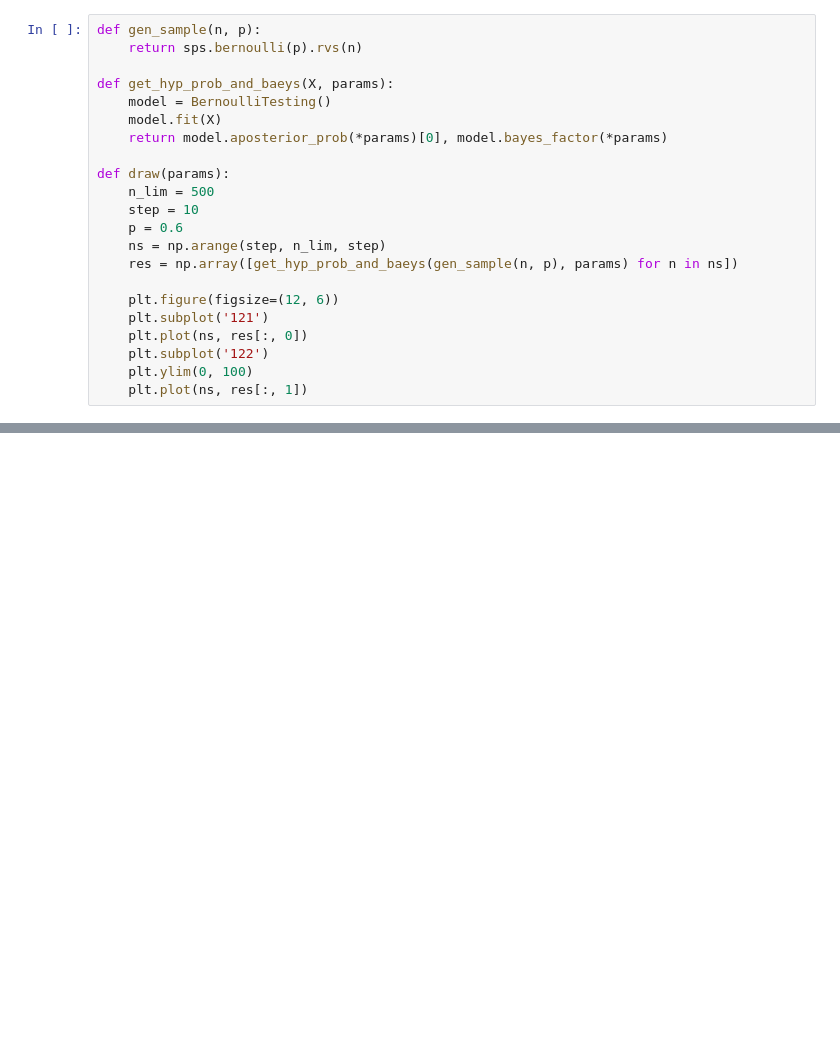
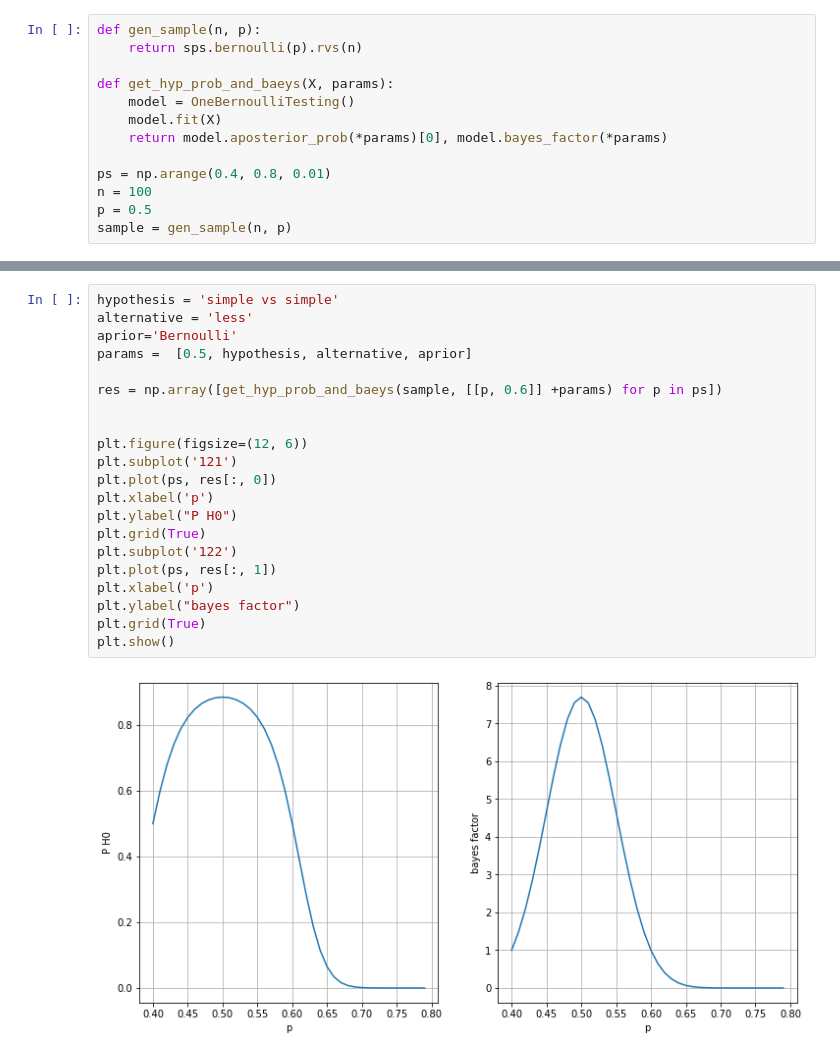
Before and after one commit to Valentin-Buchnev/bayes-project-2019, a Jupyter notebook: shlychkova/hypothses_testing.ipynb, the cells around one changed output, grey strips where cells are left out. Saved outputs shown, nothing was run; the diff lists cells and outputs as text; blank space fills up the shorter version.

Commit message:
add 2 bern samples

```diff
--- a/shlychkova/hypothses_testing.ipynb
+++ b/shlychkova/hypothses_testing.ipynb
@@ -8,20 +9,11 @@ def gen_sample(n, p):
     return sps.bernoulli(p).rvs(n)
 
 def get_hyp_prob_and_baeys(X, params):
-    model = BernoulliTesting()
+    model = OneBernoulliTesting()
     model.fit(X)
     return model.aposterior_prob(*params)[0], model.bayes_factor(*params)
 
-def draw(params):
-    n_lim = 500
-    step = 10
-    p = 0.6
-    ns = np.arange(step, n_lim, step)
-    res = np.array([get_hyp_prob_and_baeys(gen_sample(n, p), params) for n in ns])
-
-    plt.figure(figsize=(12, 6))
-    plt.subplot('121')
-    plt.plot(ns, res[:, 0])
-    plt.subplot('122')
-    plt.ylim(0, 100)
-    plt.plot(ns, res[:, 1])
+ps = np.arange(0.4, 0.8, 0.01)
+n = 100
+p = 0.5
+sample = gen_sample(n, p)
@@ -28 +32,24 @@ def draw(params):
+# %%
+hypothesis = 'simple vs simple'
+alternative = 'less'
+aprior='Bernoulli'
+params =  [0.5, hypothesis, alternative, aprior]
+
+res = np.array([get_hyp_prob_and_baeys(sample, [[p, 0.6]] +params) for p in ps])
+
+
+plt.figure(figsize=(12, 6))
+plt.subplot('121')
+plt.plot(ps, res[:, 0])
+plt.xlabel('p')
+plt.ylabel("P H0")
+plt.grid(True)
+plt.subplot('122')
+plt.plot(ps, res[:, 1])
+plt.xlabel('p')
+plt.ylabel("bayes factor")
+plt.grid(True)
+plt.show()
+# %% [output]
+[figure, added]
 # %% [markdown]
```
Also changed, not shown: parts of 17 cells of this notebook, 3 other files.
